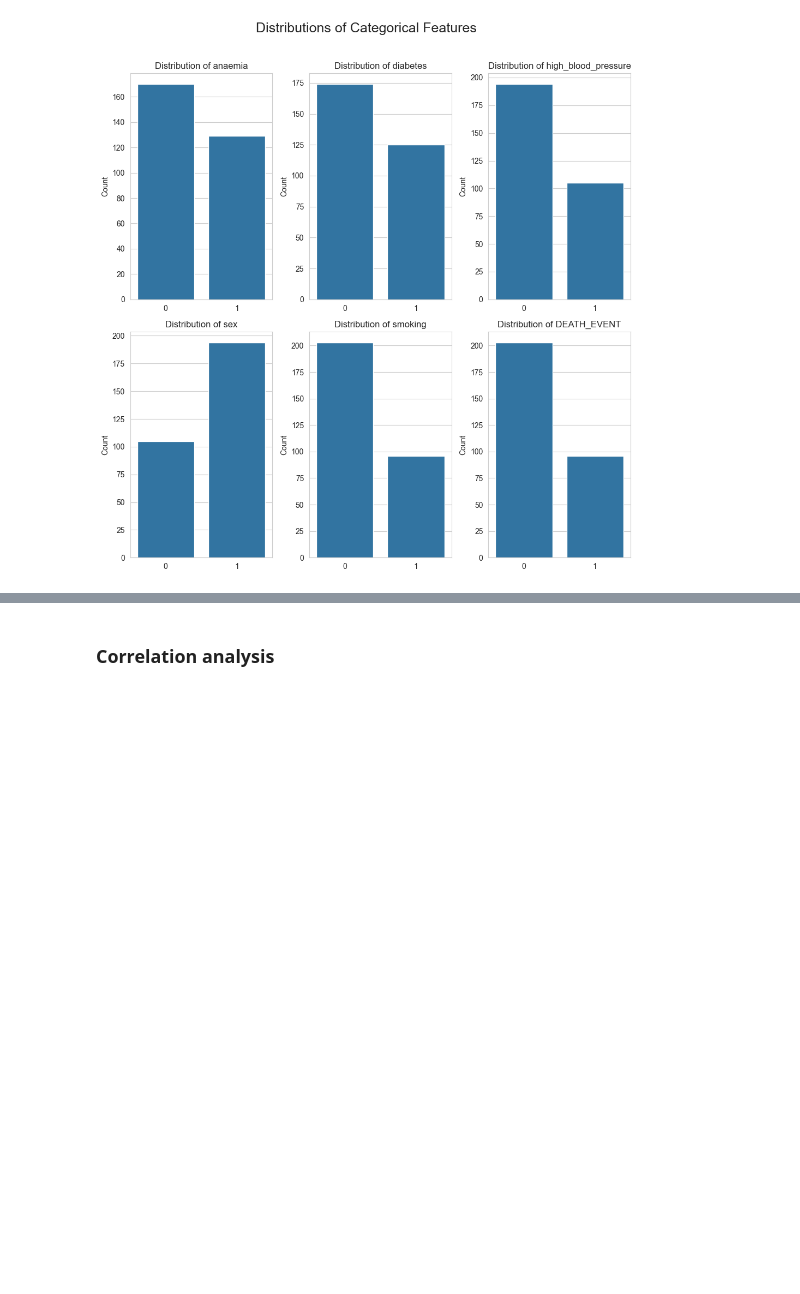
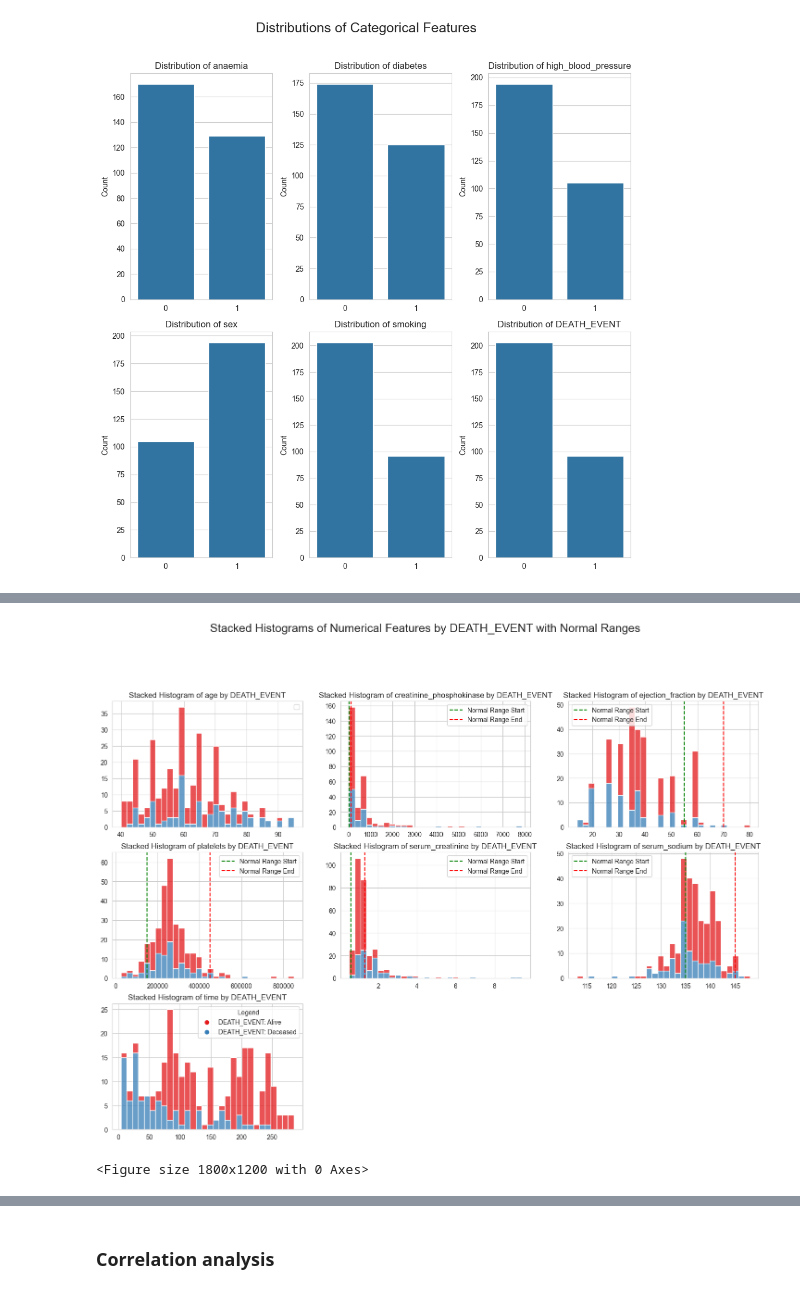
Before and after one commit to CZhakshylykova/Heart-Attack-Risk, a Jupyter notebook: Heart_attack.ipynb, the cells around one changed output, grey strips where cells are left out. Drawn from its saved outputs; the diff is of its cells as text; code cells hidden in the pictures; blank space fills up the shorter version.

```diff
--- a/Heart_attack.ipynb
+++ b/Heart_attack.ipynb
@@ -218,0 +213,49 @@ plt.show()
+# %%
+# Define normal ranges for the features
+# Plot stacked histograms for numerical features with DEATH_EVENT as the hue and include normal ranges
+# Add a legend for the DEATH_EVENT color
+
+fig, axes = plt.subplots(nrows=3, ncols=3, figsize=(18, 12))
+axes = axes.flatten()
+
+normal_ranges = {
+    "age": (None, None),  # No specific normal range for age
+    "creatinine_phosphokinase": (10, 120),  # Normal range in mcg/L
+    "ejection_fraction": (55, 70),  # Normal range in percentage
+    "platelets": (150000, 450000),  # Normal range in kiloplatelets/mL
+    "serum_creatinine": (0.6, 1.3),  # Normal range in mg/dL
+    "serum_sodium": (135, 145),  # Normal range in mEq/L
+    "time": (None, None)  # No specific normal range for time
+}
+
+for i, col in enumerate(numerical):
+    sns.histplot(data, x=col, hue="DEATH_EVENT", multiple="stack", ax=axes[i], bins=30, palette="Set1")
+    axes[i].set_title(f'Stacked Histogram of {col} by DEATH_EVENT')
+    axes[i].set_xlabel('')
+    axes[i].set_ylabel('')
+
+    # Overlay normal range if defined
+    if col in normal_ranges and normal_ranges[col][0] is not None:
+        axes[i].axvline(normal_ranges[col][0], color='green', linestyle='--', label='Normal Range Start')
+    if col in normal_ranges and normal_ranges[col][1] is not None:
+        axes[i].axvline(normal_ranges[col][1], color='red', linestyle='--', label='Normal Range End')
+
+    axes[i].legend()
+
+# Hide unused subplots
+for j in range(len(numerical), len(axes)):
+    fig.delaxes(axes[j])
+
+legend_labels = {0: "Alive", 1: "Deceased"}
+for label in legend_labels:
+    plt.scatter([], [], color=sns.color_palette("Set1")[label], label=f"DEATH_EVENT: {legend_labels[label]}")
+plt.legend(title="Legend", loc="upper right")
+plt.figure(figsize=(18, 12))
+
+fig.suptitle("Stacked Histograms of Numerical Features by DEATH_EVENT with Normal Ranges", fontsize=18, y=1.02)
+plt.tight_layout()
+plt.savefig(os.path.join(output_folder, "stacked_histograms_with_normal_ranges.png"))
+plt.show()
+# %% [output]
+[figure, added]
+<Figure size 1800x1200 with 0 Axes>
```
Also changed, not shown: parts of 41 cells of this notebook, 10 other files.
